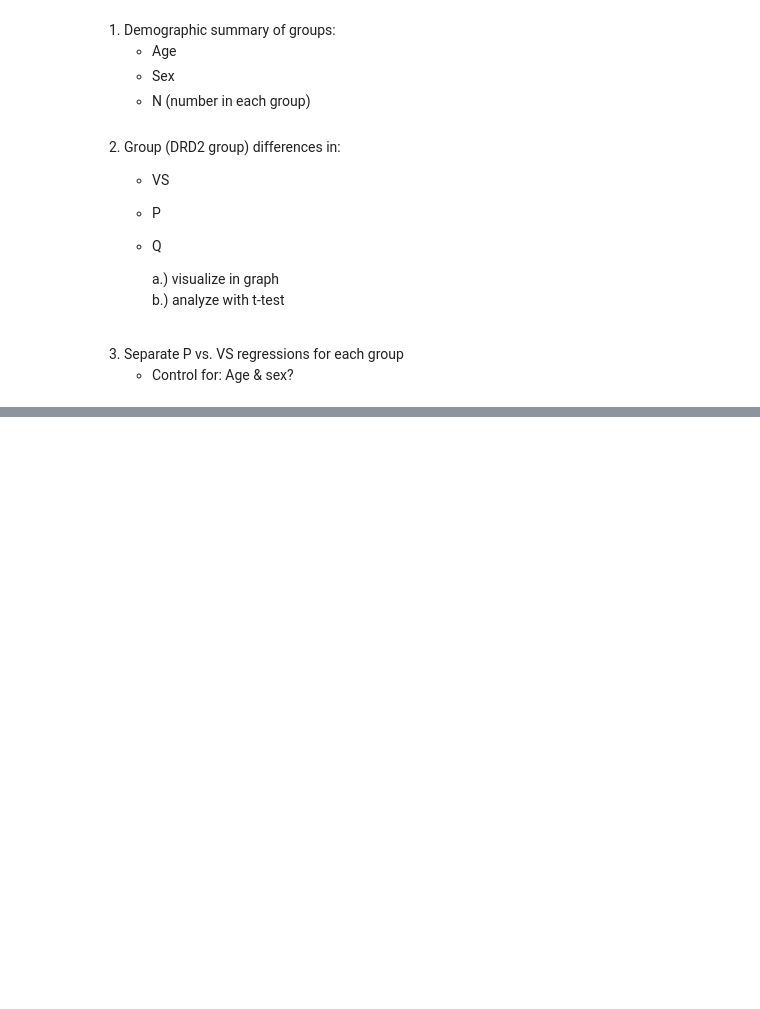
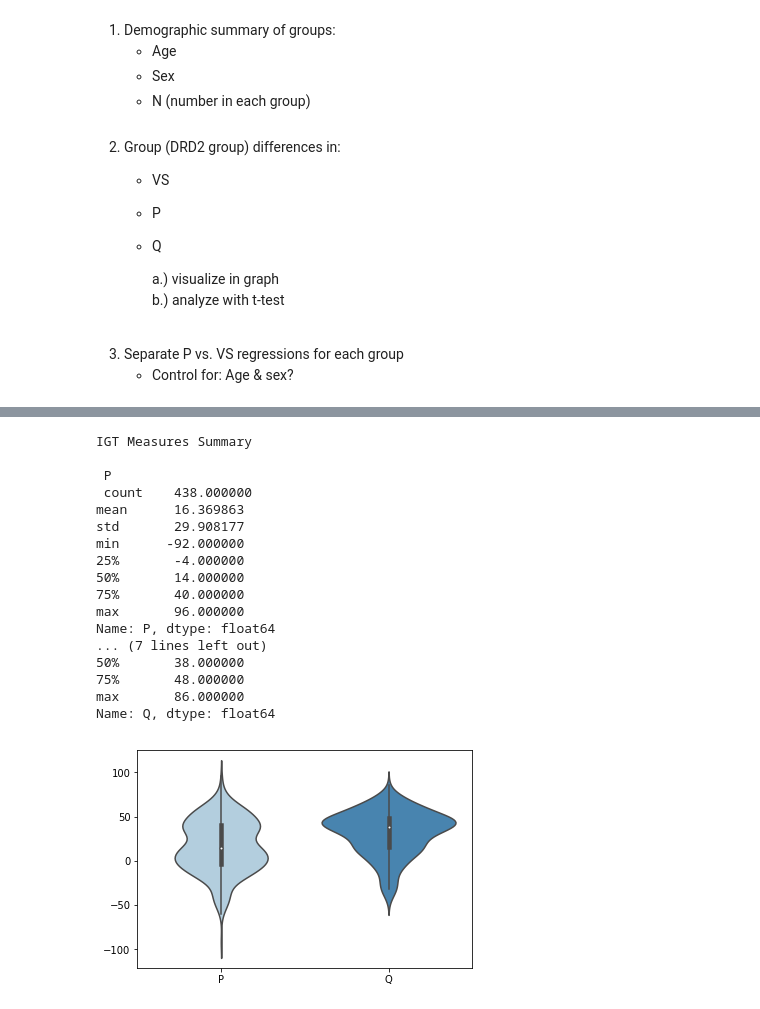
Before and after one commit to cbanuelos/DRD2_Abnormal_Learning, a Jupyter notebook: DataAnalysis.ipynb, the cells around one changed output, grey strips where cells are left out. Cells and saved outputs as stored; diff of their text form; code cells hidden in the pictures; blank space fills up the shorter version.

```diff
--- a/DataAnalysis.ipynb
+++ b/DataAnalysis.ipynb
@@ -53,0 +94,24 @@ pd.set_option('display.max_rows',466)
+# %%
+P_summary = data.P.describe()
+Q_summary = data.Q.describe()
+print('IGT Measures Summary','\n\n','P','\n', P_summary, '\n\n','Q','\n', Q_summary)
+IGT_violin = sb.violinplot(data=data.iloc[:,2:4], palette='Blues')
+# %% [output]
+IGT Measures Summary
+
+ P
+ count    438.000000
+mean      16.369863
+std       29.908177
+min      -92.000000
+25%       -4.000000
+50%       14.000000
+75%       40.000000
+max       96.000000
+Name: P, dtype: float64
+... (7 lines left out)
+50%       38.000000
+75%       48.000000
+max       86.000000
+Name: Q, dtype: float64
+[figure, added]
```
Also changed, not shown: parts of 11 cells of this notebook, 2 other files.
